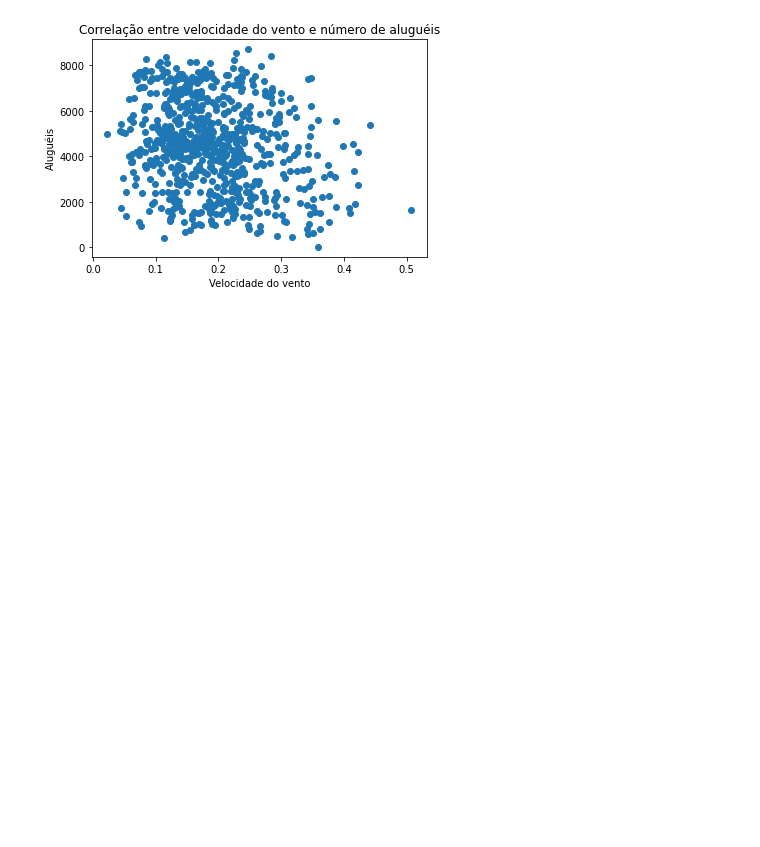
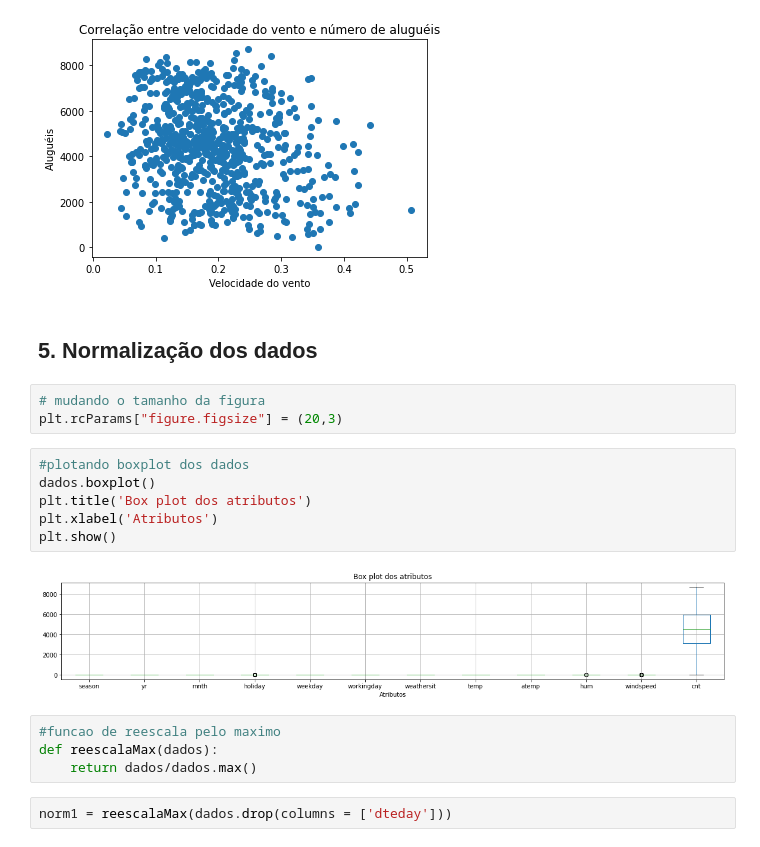
Before and after one commit to profRCC/Softex, a Jupyter notebook: Analisando_Aluguel_Bike.ipynb, the cells around one changed output. Cells and saved outputs as stored; diff of their text form; blank space fills up the shorter version.

```diff
--- a/Analisando_Aluguel_Bike.ipynb
+++ b/Analisando_Aluguel_Bike.ipynb
@@ -199,3 +169,22 @@ plt.title('Correlação entre velocidade do vento e número de aluguéis')
 plt.show()
 # %% [output]
 [figure]
+# %% [markdown]
+## 5. Normalização dos dados
+# %%
+# mudando o tamanho da figura
+plt.rcParams["figure.figsize"] = (20,3)
+# %%
+#plotando boxplot dos dados
+dados.boxplot()
+plt.title('Box plot dos atributos')
+plt.xlabel('Atributos')
+plt.show()
+# %% [output]
+[figure, added]
+# %%
+#funcao de reescala pelo maximo
+def reescalaMax(dados):
+    return dados/dados.max()
+# %%
+norm1 = reescalaMax(dados.drop(columns = ['dteday']))
```
Also changed, not shown: parts of 15 cells of this notebook.
